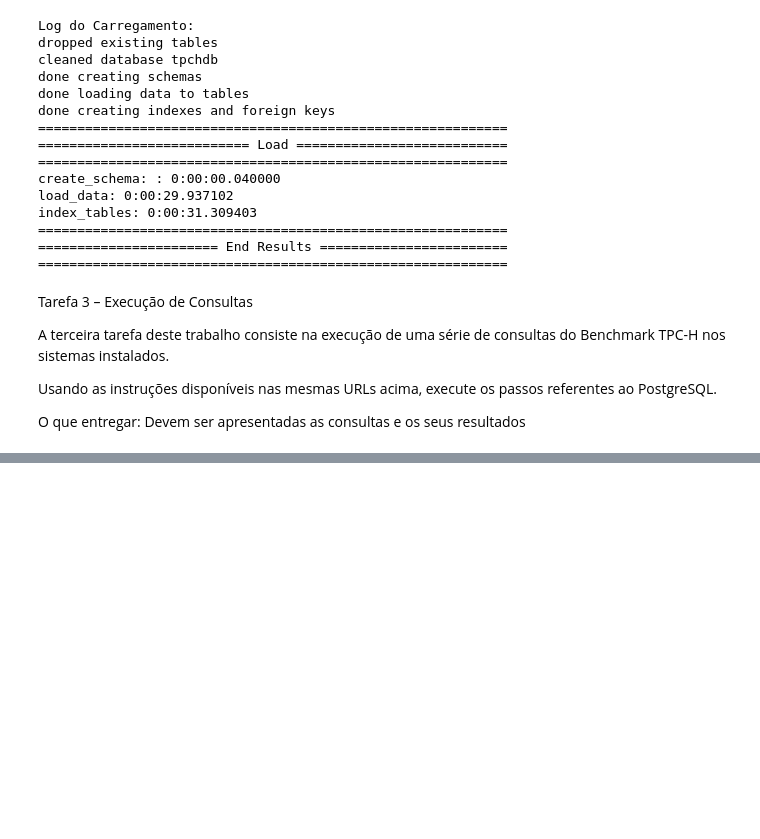
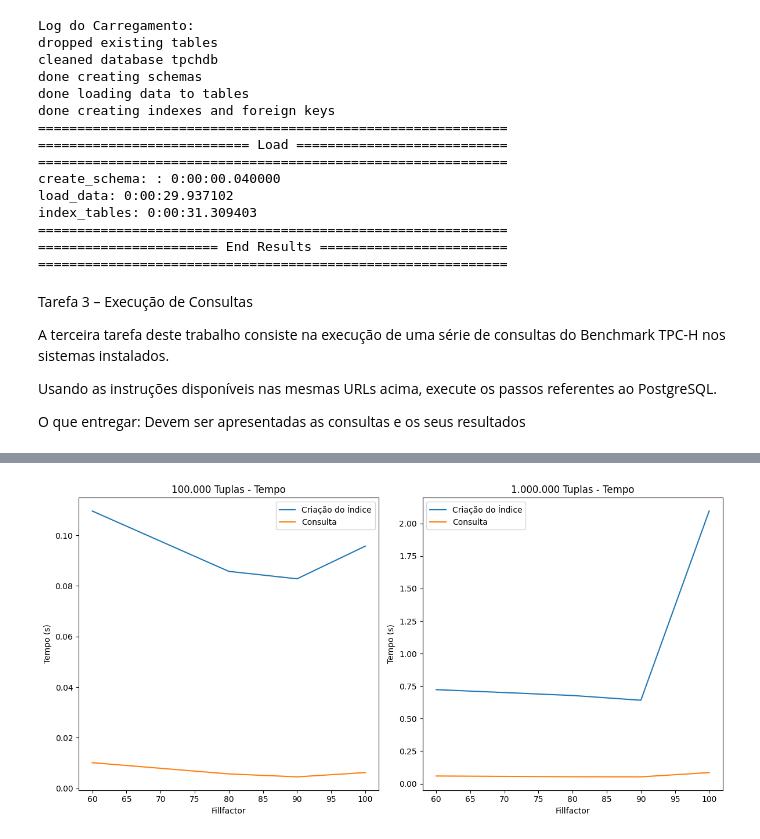
Before and after one commit to CaioGrimm/BD, a Jupyter notebook: trabalho_03/Notebook_TP03.ipynb, the cells around one changed output, grey strips where cells are left out. Cells and saved outputs as stored; diff of their text form; code cells hidden in the pictures; blank space fills up the shorter version.

```diff
--- a/trabalho_03/Notebook_TP03.ipynb
+++ b/trabalho_03/Notebook_TP03.ipynb
@@ -86,0 +728,33 @@ O que entregar: Devem ser apresentadas as consultas e os seus resultados
+# %%
+import matplotlib.pyplot as plt
+
+fill_factors = [60, 80, 90, 100]
+index_times_100k = [results_100k[ff][0] for ff in fill_factors]
+query_times_100k = [results_100k[ff][1] for ff in fill_factors]
+index_times_1m = [results_1m[ff][0] for ff in fill_factors]
+query_times_1m = [results_1m[ff][1] for ff in fill_factors]
+
+plt.figure(figsize=(12, 6))
+
+# Gráfico para 100.000 tuplas
+plt.subplot(1, 2, 1)
+plt.plot(fill_factors, index_times_100k, label="Criação do Índice")
+plt.plot(fill_factors, query_times_100k, label="Consulta")
+plt.title("100.000 Tuplas - Tempo")
+plt.xlabel("Fillfactor")
+plt.ylabel("Tempo (s)")
+plt.legend()
+
+# Gráfico para 1.000.000 tuplas
+plt.subplot(1, 2, 2)
+plt.plot(fill_factors, index_times_1m, label="Criação do Índice")
+plt.plot(fill_factors, query_times_1m, label="Consulta")
+plt.title("1.000.000 Tuplas - Tempo")
+plt.xlabel("Fillfactor")
+plt.ylabel("Tempo (s)")
+plt.legend()
+
+plt.tight_layout()
+plt.show()
+# %% [output]
+[figure, added]
```
Also changed, not shown: parts of 41 cells of this notebook, 2 other files.
